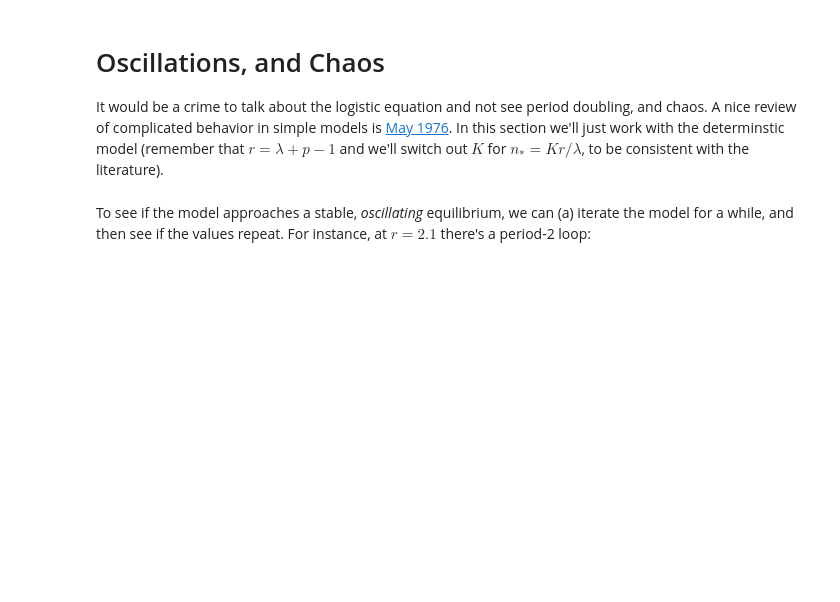
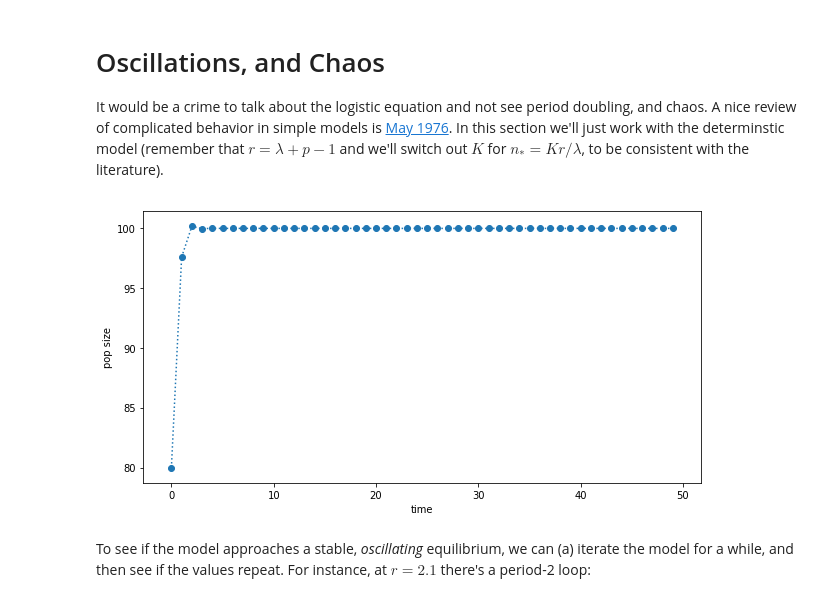
Before and after one commit to petrelharp/popbio, a Jupyter notebook: notebooks/individual_models.ipynb, the cells around one changed output. Drawn from its saved outputs; the diff is of its cells as text; code cells hidden in the pictures; blank space fills up the shorter version.

```diff
--- a/notebooks/individual_models.ipynb
+++ b/notebooks/individual_models.ipynb
@@ -497,6 +510,17 @@ and we'll switch out $K$ for $n_* = K r / \lambda$, to be consistent with the li
 # %%
 def logistic_step(N, r, C):
     return N + r * N * (1 - N / C)
+# %%
+N = run_sim([80], gen_fn=logistic_step, dtype='float',
+            ngens=50, r=1.1, C=100)
+
+plt.plot(range(N.shape[0]), N, linestyle="dotted")
+plt.scatter(range(N.shape[0]), N)
+plt.xlabel("time")
+plt.ylabel("pop size")
+plt.show()
+# %% [output]
+[figure, added]
 # %% [markdown]
 To see if the model approaches a stable, *oscillating* equilibrium,
 we can (a) iterate the model for a while,
```
Also changed, not shown: parts of 8 cells of this notebook.
